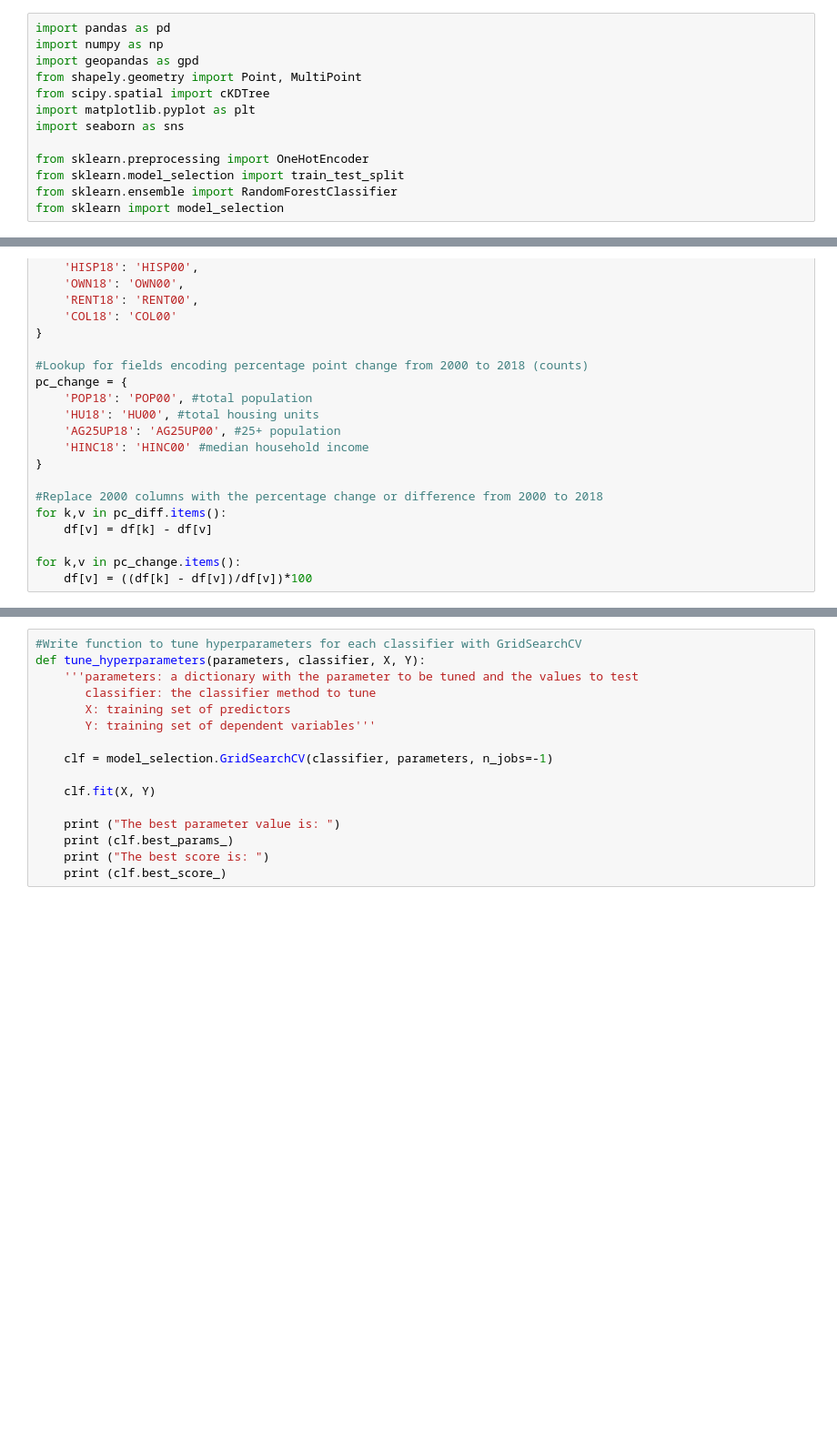
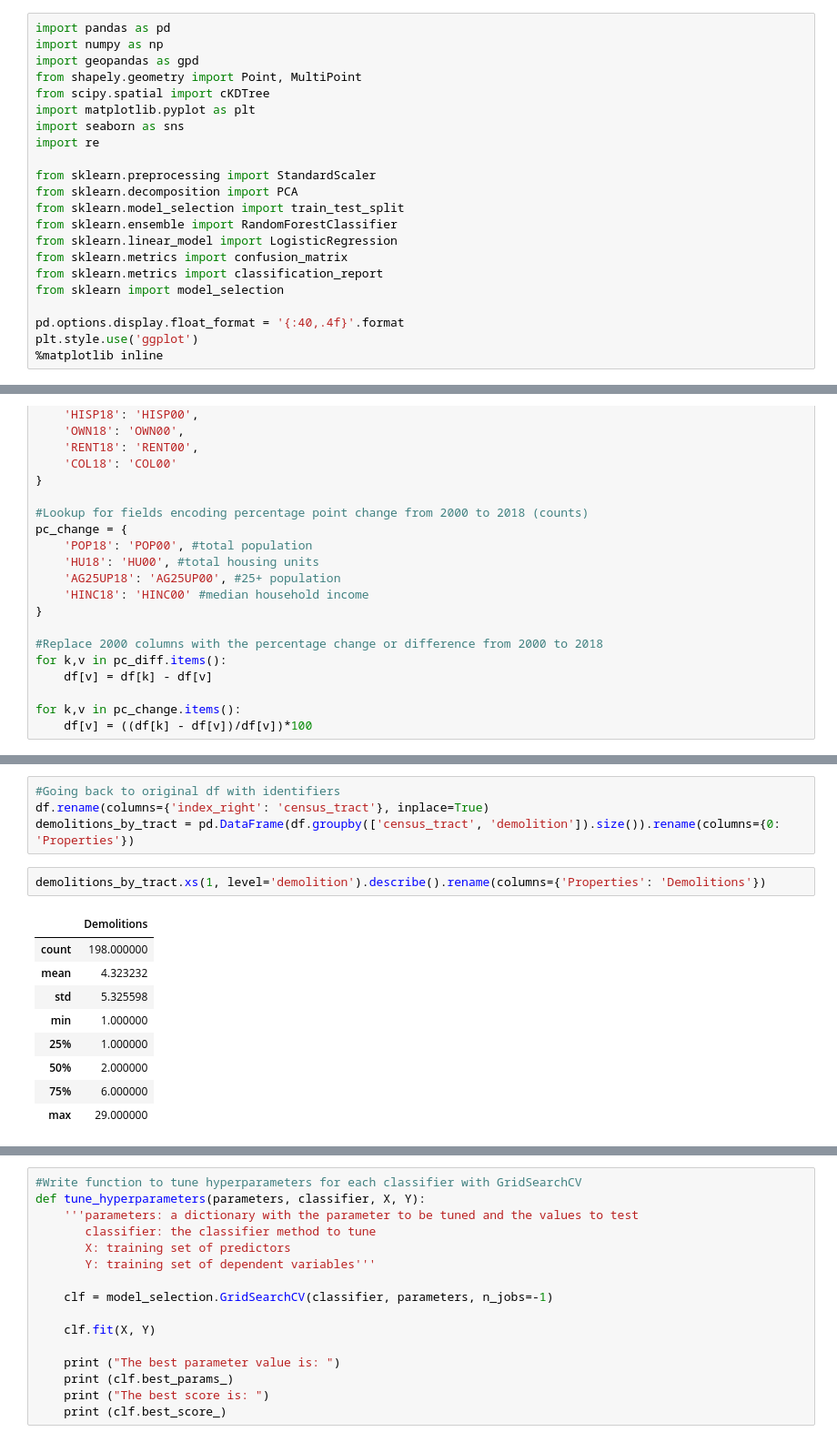
Before and after one commit to caranvr/DSSS-predicting-demolition, a Jupyter notebook: predicting-demolition.ipynb, the cells around one changed output, grey strips where cells are left out. Shown: that part at 91% size. Cells and saved outputs as stored; diff of their text form; blank space fills up the shorter version.

```diff
--- a/predicting-demolition.ipynb
+++ b/predicting-demolition.ipynb
@@ -6,8 +6,17 @@ from shapely.geometry import Point, MultiPoint
 from scipy.spatial import cKDTree
 import matplotlib.pyplot as plt
 import seaborn as sns
+import re
 
-from sklearn.preprocessing import OneHotEncoder
+from sklearn.preprocessing import StandardScaler
+from sklearn.decomposition import PCA
 from sklearn.model_selection import train_test_split
 from sklearn.ensemble import RandomForestClassifier
+from sklearn.linear_model import LogisticRegression
+from sklearn.metrics import confusion_matrix
+from sklearn.metrics import classification_report
 from sklearn import model_selection
+
+pd.options.display.float_format = '{:40,.4f}'.format
+plt.style.use('ggplot')
+%matplotlib inline
@@ -301,0 +318,16 @@ for t in no_trees:
+# %%
+#Going back to original df with identifiers
+df.rename(columns={'index_right': 'census_tract'}, inplace=True)
+demolitions_by_tract = pd.DataFrame(df.groupby(['census_tract', 'demolition']).size()).rename(columns={0: 'Properties'})
+# %%
+demolitions_by_tract.xs(1, level='demolition').describe().rename(columns={'Properties': 'Demolitions'})
+# %% [output]
+|  | Demolitions |
+| count | 198.000000 |
+| mean | 4.323232 |
+| std | 5.325598 |
+| min | 1.000000 |
+| 25% | 1.000000 |
+| 50% | 2.000000 |
+| 75% | 6.000000 |
+| max | 29.000000 |
```
Also changed, not shown: parts of 58 cells of this notebook.
